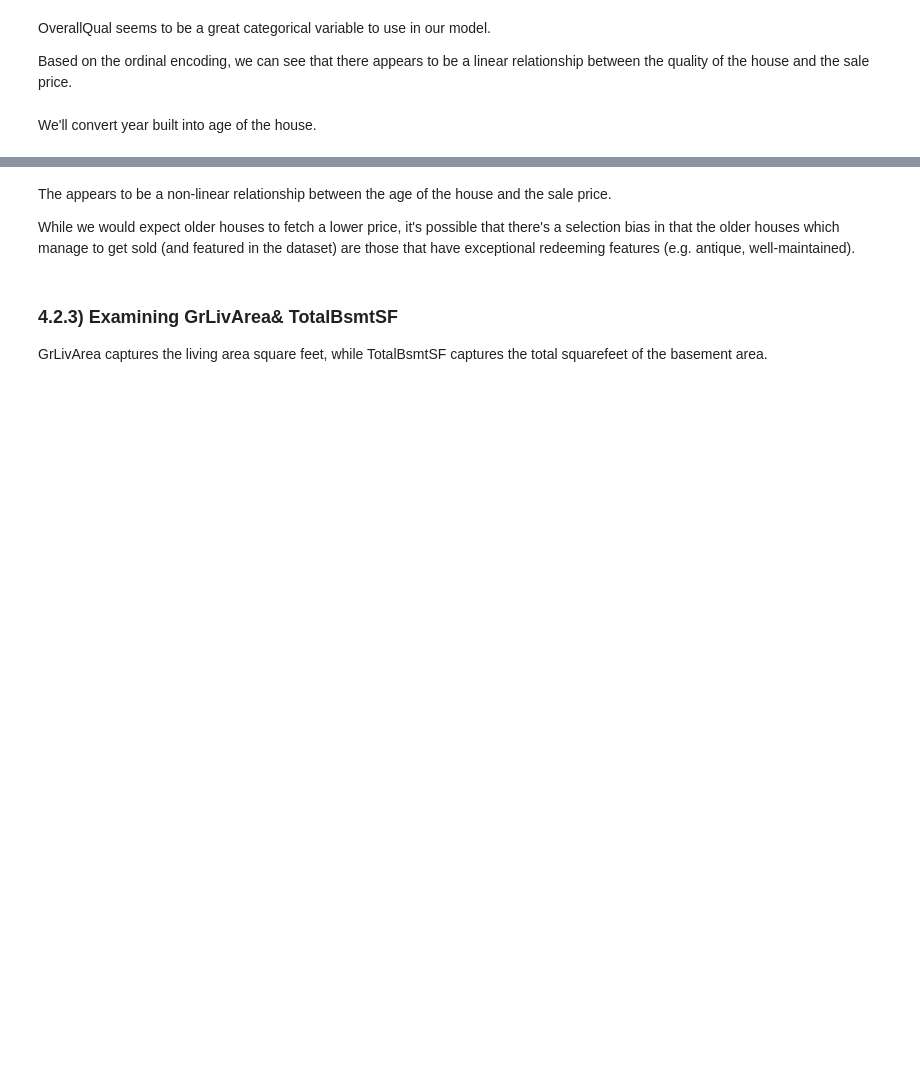
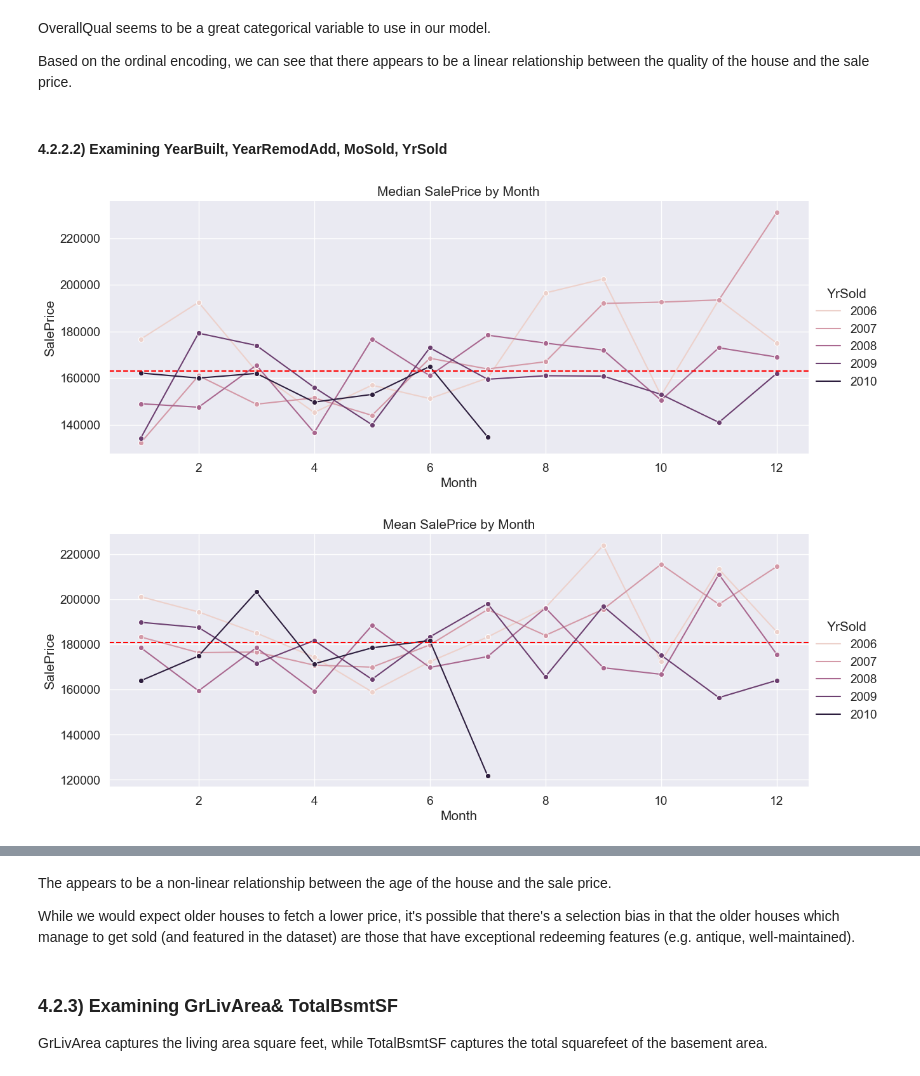
Before and after one commit to caffeinatedwoof/kaggle_predict_housing_prices, a Jupyter notebook: eda.ipynb, the cells around one changed output, grey strips where cells are left out. Saved outputs shown, nothing was run; the diff lists cells and outputs as text; code cells hidden in the pictures; blank space fills up the shorter version.

```diff
--- a/eda.ipynb
+++ b/eda.ipynb
@@ -277,4 +223,0 @@ train['YearBuilt'].max()
-# %% [markdown]
-We'll convert year built into age of the house.
-# %%
-train['age'] = 2010 - train['YearBuilt']
@@ -288,0 +224,28 @@ plt.xticks(rotation=90);
+# %% [markdown]
+#### 4.2.2.2) Examining YearBuilt, YearRemodAdd, MoSold, YrSold ####
+# %%
+# groupby YrSold & MoSold to estimate the median sale price
+var1, var2 = 'YrSold', 'MoSold'
+median_by_YrMoSold = train.groupby([var1,var2])['SalePrice'].agg('median')
+median_by_YrMoSold = median_by_YrMoSold.reset_index(level=[0,1])
+median_by_YrMoSold['YrMo'] = median_by_YrMoSold['YrSold'].astype(str) + '-' + median_by_YrMoSold['MoSold'].astype(str)
+# groupby YrSold & MoSold to estimate the mean sale price
+mean_by_YrMoSold = train.groupby([var1,var2])['SalePrice'].agg('mean')
+mean_by_YrMoSold = mean_by_YrMoSold.reset_index(level=[0,1])
+mean_by_YrMoSold['YrMo'] = mean_by_YrMoSold['YrSold'].astype(str) + '-' + mean_by_YrMoSold['MoSold'].astype(str)
+# %%
+# plot the data
+sns.relplot(kind='line', data=median_by_YrMoSold, x='MoSold', y='SalePrice', hue='YrSold', aspect=2.5, marker='o')
+plt.title("Median SalePrice by Month")
+plt.xlabel('Month')
+plt.axhline(y = median_saleprice, linestyle='dashed', color='red')
+plt.show()
+
+sns.relplot(kind='line', data=mean_by_YrMoSold, x='MoSold', y='SalePrice', hue='YrSold', aspect=2.5, marker='o')
+plt.title("Mean SalePrice by Month")
+plt.xlabel('Month')
+plt.axhline(y = mean_saleprice, linestyle='dashed', color='red')
+plt.show()
+# %% [output]
+[figure, added]
+[figure, added]
```
Also changed, not shown: parts of 38 cells of this notebook, 6 other files.
